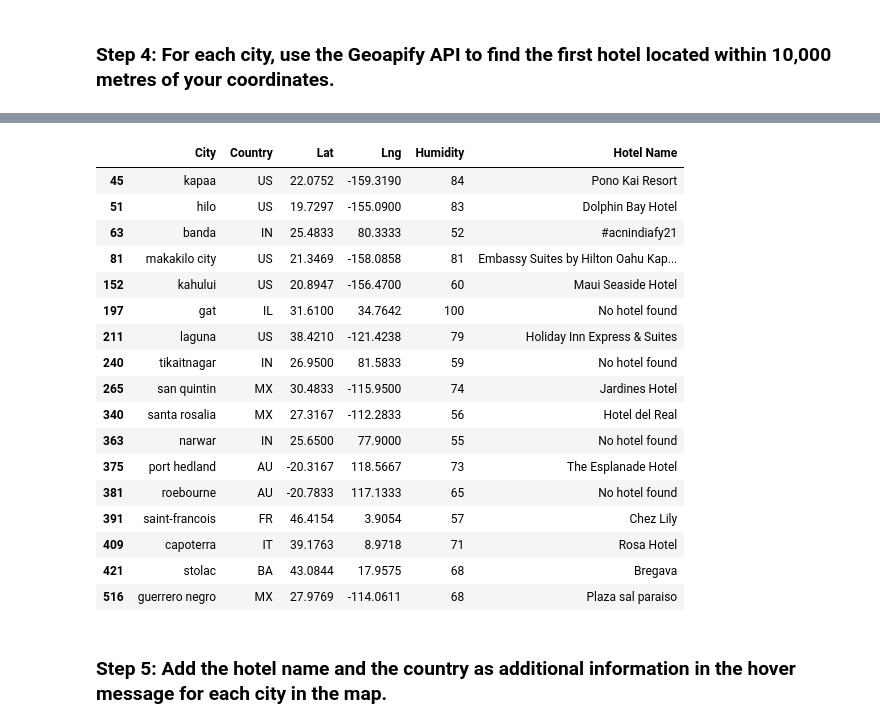
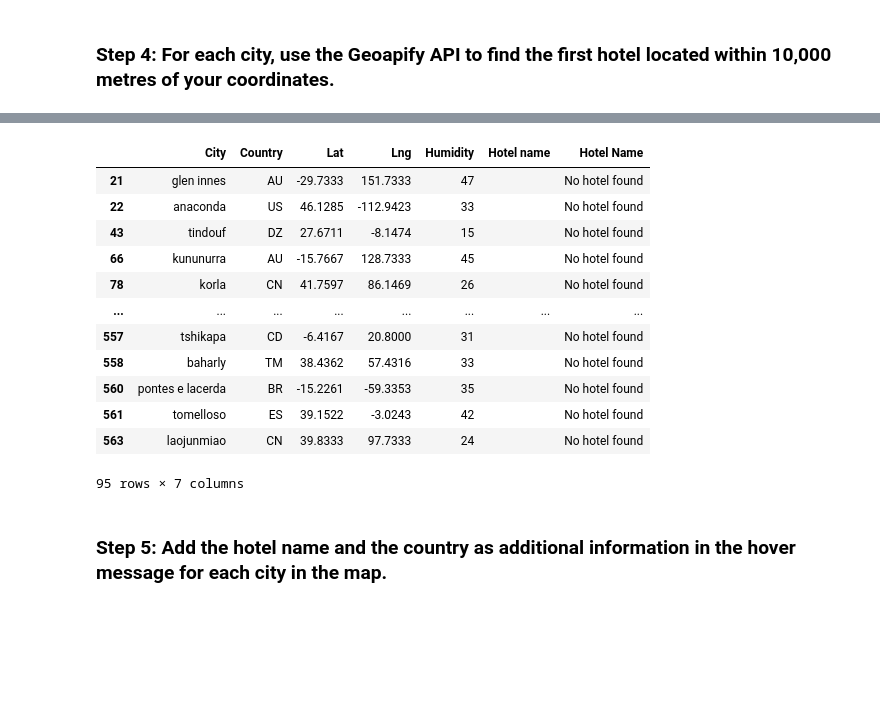
Before and after one commit to a1990alpalo/python-api-challenge-2023, a Jupyter notebook: VacationPy.ipynb, the cells around one changed output, grey strips where cells are left out. Saved outputs shown, nothing was run; the diff lists cells and outputs as text; code cells hidden in the pictures; blank space fills up the shorter version.

```diff
--- a/VacationPy.ipynb
+++ b/VacationPy.ipynb
@@ -80,0 +62,10 @@ city_data_df.head(10)
+# %%
+filtered_df = city_data_df[city_data_df['Humidity'] < 50]
+
+city_data_df = pd.DataFrame(city_data_df)
+
+#Drop null values
+updated_df = filtered_df.dropna()
+
+#Display sample dateframe
+updated_df.head(10)
@@ -82,11 +85,13 @@ city_data_df.head(10)
 ### Step 3: Create a new DataFrame called `hotel_df`.
 # %%
 # Use the Pandas copy function to create DataFrame called hotel_df to store the city, country, coordinates, and humidity
-# YOUR CODE HERE
+hotel_df = updated_df[['City', 'Country', 'Lat','Lng', 'Humidity']].copy()
+
+hotel_df = pd.DataFrame(hotel_df)
 
 # Add an empty column, "Hotel Name," to the DataFrame so you can store the hotel found using the Geoapify API
-# YOUR CODE HERE
+hotel_df['Hotel name'] = " "
 
 # Display sample data
-# YOUR CODE HERE
+hotel_df.head(10)
 # %% [output]
@@ -112,9 +110,12 @@ city_data_df.head(10)
 ### Step 4: For each city, use the Geoapify API to find the first hotel located within 10,000 metres of your coordinates.
 # %%
 # Set parameters to search for a hotel
-radius = # YOUR CODE HERE
+radius = 15000  #Equates to 15 kilometers within the radius
 params = {
-    # YOUR CODE HERE
+    "radius": radius,
+    "type": "Hotel",
+    "sort": "distance",
+    "apiKey": geoapify_key
 }
 
 # Print a message to follow up the hotel search
@@ -123,25 +124,26 @@ print("Starting hotel search")
 # Iterate through the hotel_df DataFrame
 for index, row in hotel_df.iterrows():
     # get latitude, longitude from the DataFrame
-    # YOUR CODE HERE
+    lat = row['Lat']
+    lng = row['Lng']
 
     # Add filter and bias parameters with the current city's latitude and longitude to the params dictionary
-    params["filter"] = # YOUR CODE HERE
-    params["bias"] = # YOUR CODE HERE
+    params["filter"] = lat
+    params["bias"] = lng
 
     # Set base URL
     base_url = "https://api.geoapify.com/v2/places"
 
 
     # Make and API request using the params dictionaty
-    name_address = # YOUR CODE HERE
+    name_address = requests.get(base_url, params=params)
 
     # Convert the API response to JSON format
-    name_address = # YOUR CODE HERE
+    name_address_1 = name_address.json()
 
     # Grab the first hotel from the results and store the name in the hotel_df DataFrame
     try:
-        hotel_df.loc[index, "Hotel Name"] = name_address["features"][0]["properties"]["name"]
+        hotel_df.loc[index, "Hotel Name"] = name_address_1["features"][0]["properties"]["name"]
     except (KeyError, IndexError):
         # If no hotel is found, set the hotel name as "No hotel found".
         hotel_df.loc[index, "Hotel Name"] = "No hotel found"
@@ -173,20 +174,15 @@ guerrero negro - nearest hotel: Plaza sal paraiso
-|  | City | Country | Lat | Lng | Humidity | Hotel Name |
-| 45 | kapaa | US | 22.0752 | -159.3190 | 84 | Pono Kai Resort |
-| 51 | hilo | US | 19.7297 | -155.0900 | 83 | Dolphin Bay Hotel |
-| 63 | banda | IN | 25.4833 | 80.3333 | 52 | #acnindiafy21 |
-| 81 | makakilo city | US | 21.3469 | -158.0858 | 81 | Embassy Suites by Hilton Oahu Kap... |
-| 152 | kahului | US | 20.8947 | -156.4700 | 60 | Maui Seaside Hotel |
-| 197 | gat | IL | 31.6100 | 34.7642 | 100 | No hotel found |
-| 211 | laguna | US | 38.4210 | -121.4238 | 79 | Holiday Inn Express & Suites |
-| 240 | tikaitnagar | IN | 26.9500 | 81.5833 | 59 | No hotel found |
-| 265 | san quintin | MX | 30.4833 | -115.9500 | 74 | Jardines Hotel |
-| 340 | santa rosalia | MX | 27.3167 | -112.2833 | 56 | Hotel del Real |
-| 363 | narwar | IN | 25.6500 | 77.9000 | 55 | No hotel found |
-| 375 | port hedland | AU | -20.3167 | 118.5667 | 73 | The Esplanade Hotel |
-| 381 | roebourne | AU | -20.7833 | 117.1333 | 65 | No hotel found |
-| 391 | saint-francois | FR | 46.4154 | 3.9054 | 57 | Chez Lily |
-| 409 | capoterra | IT | 39.1763 | 8.9718 | 71 | Rosa Hotel |
-| 421 | stolac | BA | 43.0844 | 17.9575 | 68 | Bregava |
-| 516 | guerrero negro | MX | 27.9769 | -114.0611 | 68 | Plaza sal paraiso |
+|  | City | Country | Lat | Lng | Humidity | Hotel name | Hotel Name |
+| 21 | glen innes | AU | -29.7333 | 151.7333 | 47 |  | No hotel found |
+| 22 | anaconda | US | 46.1285 | -112.9423 | 33 |  | No hotel found |
+| 43 | tindouf | DZ | 27.6711 | -8.1474 | 15 |  | No hotel found |
+| 66 | kununurra | AU | -15.7667 | 128.7333 | 45 |  | No hotel found |
+| 78 | korla | CN | 41.7597 | 86.1469 | 26 |  | No hotel found |
+| ... | ... | ... | ... | ... | ... | ... | ... |
+| 557 | tshikapa | CD | -6.4167 | 20.8000 | 31 |  | No hotel found |
+| 558 | baharly | TM | 38.4362 | 57.4316 | 33 |  | No hotel found |
+| 560 | pontes e lacerda | BR | -15.2261 | -59.3353 | 35 |  | No hotel found |
+| 561 | tomelloso | ES | 39.1522 | -3.0243 | 42 |  | No hotel found |
+| 563 | laojunmiao | CN | 39.8333 | 97.7333 | 24 |  | No hotel found |
+95 rows × 7 columns
 # %% [markdown]
 ### Step 5: Add the hotel name and the country as additional information in the hover message for each city in the map.
```
Also changed, not shown: parts of 9 cells of this notebook.
